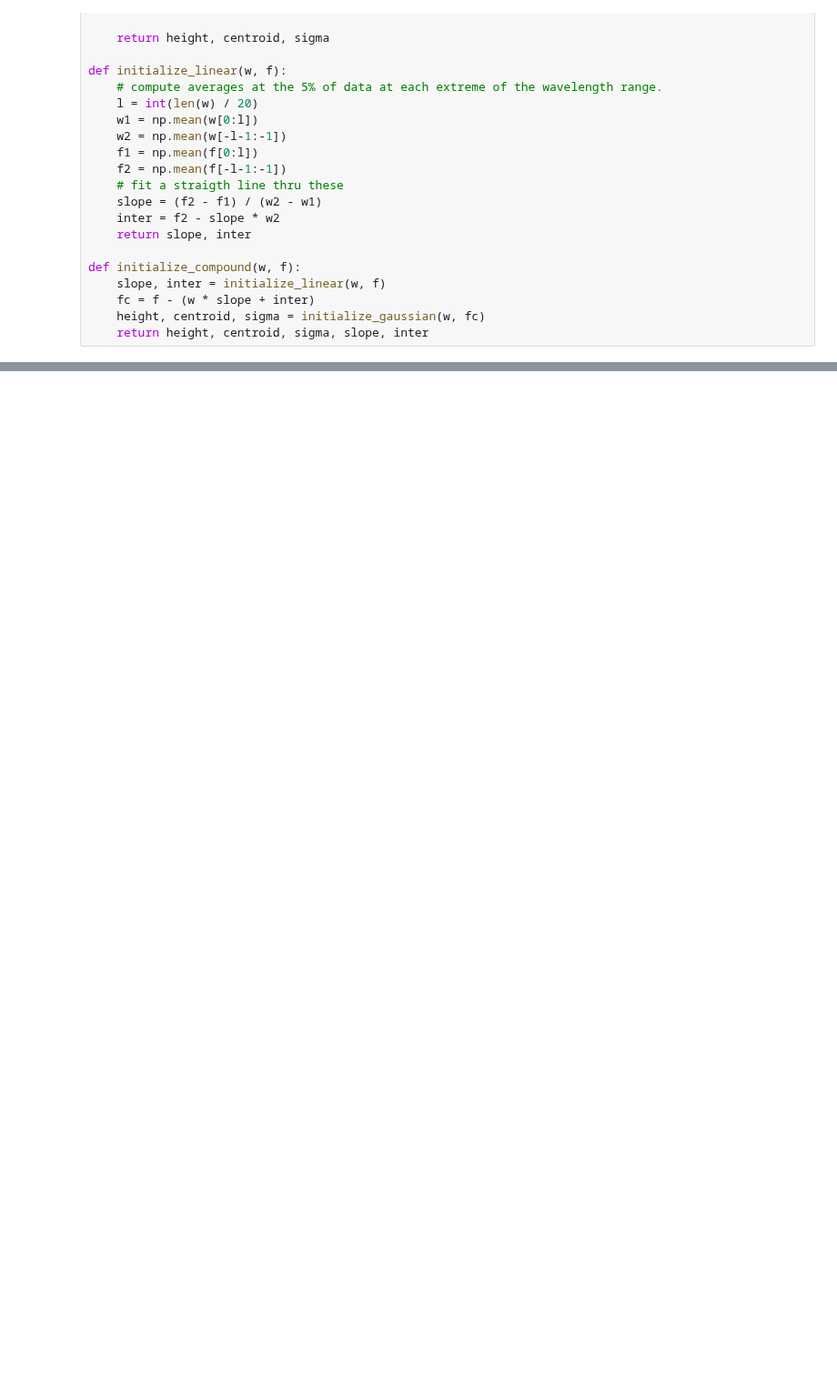
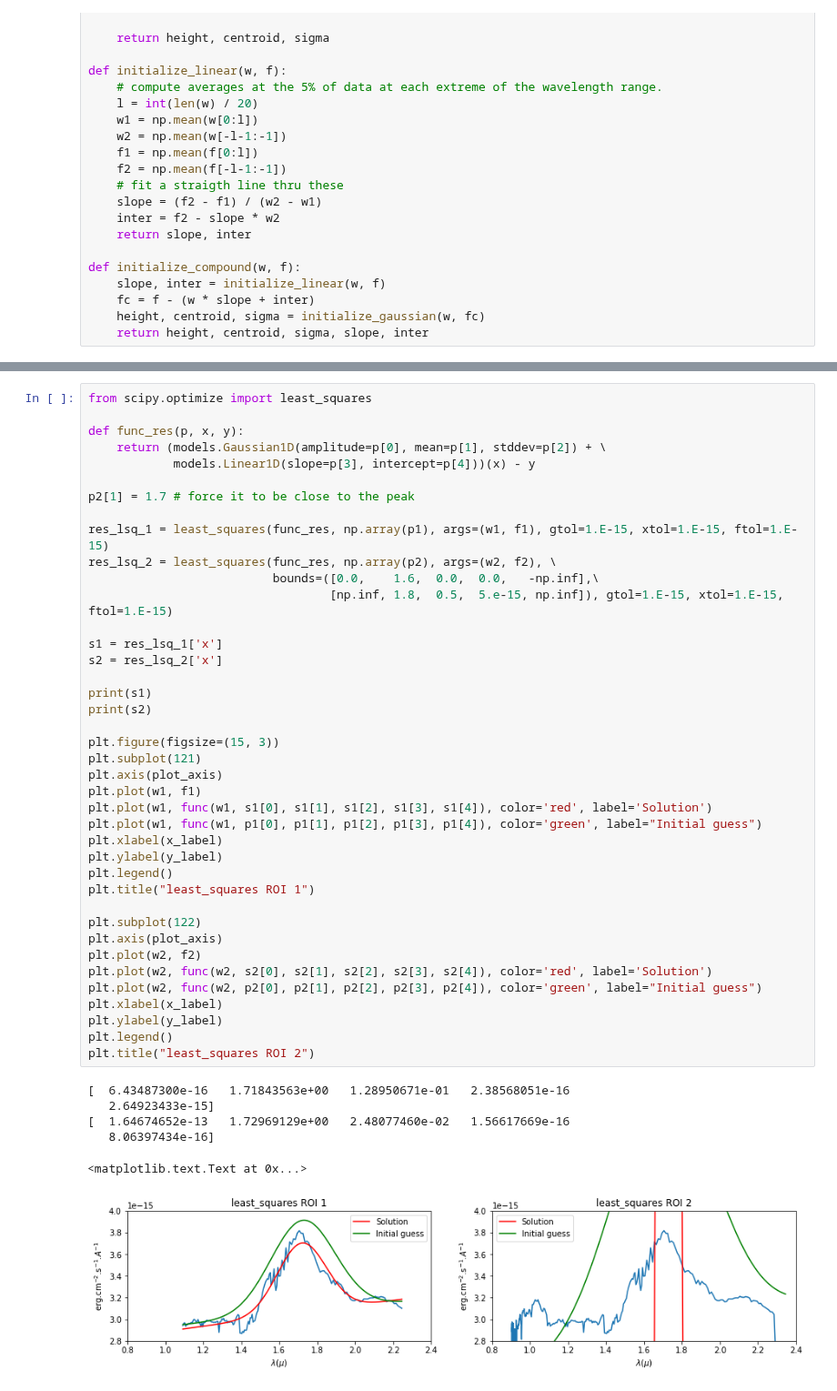
Before and after one commit to ibusko/experiments_specviz, a Jupyter notebook: curve_fit.ipynb, the cells around one changed output, grey strips where cells are left out. Shown at 91% size. Cells and saved outputs as stored; diff of their text form; blank space fills up the shorter version.

Commit message:
least_squares

```diff
--- a/curve_fit.ipynb
+++ b/curve_fit.ipynb
@@ -110,0 +111,47 @@ plt.title("ROI 2")
+# %%
+from scipy.optimize import least_squares
+
+def func_res(p, x, y):
+    return (models.Gaussian1D(amplitude=p[0], mean=p[1], stddev=p[2]) + \
+            models.Linear1D(slope=p[3], intercept=p[4]))(x) - y
+
+p2[1] = 1.7 # force it to be close to the peak
+
+res_lsq_1 = least_squares(func_res, np.array(p1), args=(w1, f1), gtol=1.E-15, xtol=1.E-15, ftol=1.E-15)
+res_lsq_2 = least_squares(func_res, np.array(p2), args=(w2, f2), \
+                          bounds=([0.0,    1.6,  0.0,  0.0,   -np.inf],\
+                                  [np.inf, 1.8,  0.5,  5.e-15, np.inf]), gtol=1.E-15, xtol=1.E-15, ftol=1.E-15)
+
+s1 = res_lsq_1['x']
+s2 = res_lsq_2['x']
+
+print(s1)
+print(s2)
+
+plt.figure(figsize=(15, 3))
+plt.subplot(121)
+plt.axis(plot_axis)
+plt.plot(w1, f1)
+plt.plot(w1, func(w1, s1[0], s1[1], s1[2], s1[3], s1[4]), color='red', label='Solution')
+plt.plot(w1, func(w1, p1[0], p1[1], p1[2], p1[3], p1[4]), color='green', label="Initial guess")
+plt.xlabel(x_label)
+plt.ylabel(y_label)
+plt.legend()
+plt.title("least_squares ROI 1")
+
+plt.subplot(122)
+plt.axis(plot_axis)
+plt.plot(w2, f2)
+plt.plot(w2, func(w2, s2[0], s2[1], s2[2], s2[3], s2[4]), color='red', label='Solution')
+plt.plot(w2, func(w2, p2[0], p2[1], p2[2], p2[3], p2[4]), color='green', label="Initial guess")
+plt.xlabel(x_label)
+plt.ylabel(y_label)
+plt.legend()
+plt.title("least_squares ROI 2")
+# %% [output]
+[  6.43487300e-16   1.71843563e+00   1.28950671e-01   2.38568051e-16
+   2.64923433e-15]
+[  1.64674652e-13   1.72969129e+00   2.48077460e-02   1.56617669e-16
+   8.06397434e-16]
+<matplotlib.text.Text at 0x...>
+[figure, added]
```
Also changed, not shown: parts of 2 cells of this notebook.
